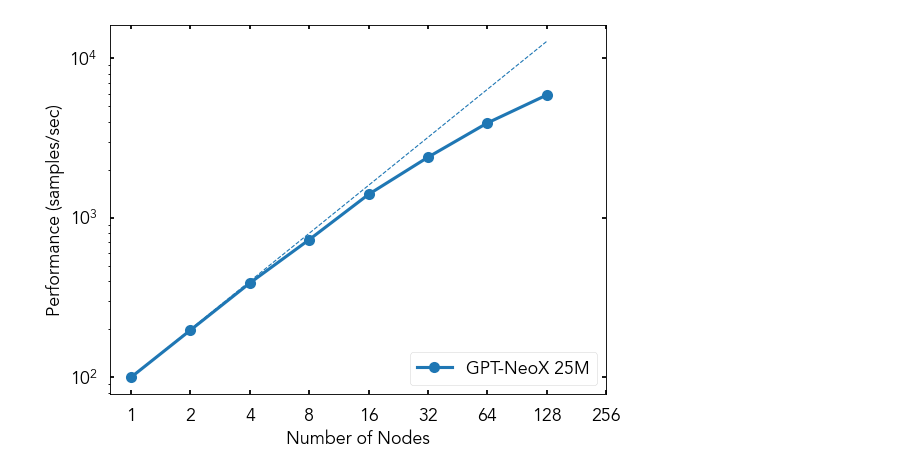
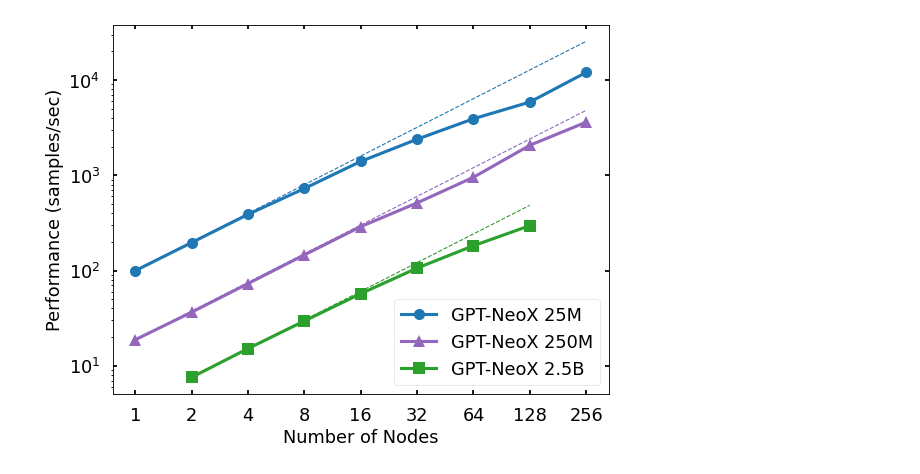
Before and after one commit to ramanathanlab/genslm, a Jupyter notebook: examples/perlmutter/study-perf/perf_scaling.ipynb, the cells around one changed output. Saved outputs shown, nothing was run; the diff lists cells and outputs as text; code cells hidden in the pictures.

```diff
--- a/examples/perlmutter/study-perf/perf_scaling.ipynb
+++ b/examples/perlmutter/study-perf/perf_scaling.ipynb
@@ -40,7 +52,21 @@ def _plot_scaling_performance(
         nodes = list(map(int, experiment["nodes"]))
         throughputs = experiment["thoughputs"]
 
-        ideal = [throughputs[0] * i for i in nodes]
+        y_0 = throughputs[0]
+        x_0 = nodes[0]
+        y_1= throughputs[0] * nodes[-1]
+        x_1 = nodes[-1]
+
+        # graph_y = np.linspace(y_0, y_1, num=len(nodes))
+
+
+        # ideal = [throughputs[0] * i for i in nodes]
+        # print(graph_y, ideal)
+        ideal = [throughputs[0]]
+        for i in range(1, len(nodes)):
+            factor = nodes[i] // nodes[i-1]
+            new_val = ideal[i-1] * factor
+            ideal.append(new_val)
 
         plt.plot(nodes, throughputs, c=color, marker=marker, markersize=10, label=name)
         plt.plot(nodes, ideal, linestyle="dashed", c=color, linewidth=1)
@@ -91,29 +121,29 @@ plt.show()
 # %%
 experiments = {
     "GPT-NeoX 25M": {
         "color": "tab:blue",
         "marker": "o",
-        "nodes": [1.0, 2.0, 4.0, 8.0, 16.0, 32.0, 64.0, 128.0],
-        "thoughputs": [99.69, 196.89, 388.69, 727.55, 1399.26, 2393.12, 3924.46, 5877.20],
+        "nodes": [1.0, 2.0, 4.0, 8.0, 16.0, 32.0, 64.0, 128.0, 256.0],
+        "thoughputs": [99.69, 196.89, 388.69, 727.55, 1399.26, 2393.12, 3924.46, 5877.20, 12038.14],
     },
-    # "GPT-NeoX 250M": {
-    #     "color": "tab:purple",
-    #     "marker": "^",
-    #     "nodes": [1.0, 2.0, 4.0, 8.0, 16.0, 32.0, 64.0, 128.0, 256.0],
-    #     "thoughputs": [],
-    # },
-    # "GPT-NeoX 2.5B": {
-    #     "color": "tab:green",
-    #     "marker": "s",
-    #     "nodes": [1.0, 2.0, 4.0, 8.0, 32.0, 64.0, 128.0, 256.0],
-    #     "thoughputs": [],
-    # },
+    "GPT-NeoX 250M": {
+        "color": "tab:purple",
+        "marker": "^",
+        "nodes": [1.0, 2.0, 4.0, 8.0, 16.0, 32.0, 64.0, 128.0, 256.0],
+        "thoughputs": [18.8, 36.57, 73.03, 146.14, 289.31, 513.41, 954.06, 2067.22, 3616.43],
+    },
+    "GPT-NeoX 2.5B": {
+        "color": "tab:green",
+        "marker": "s",
+        "nodes": [ 2.0, 4.0, 8.0, 16.0, 32.0, 64.0, 128.0],
+        "thoughputs": [ 7.58, 15.18, 29.59, 57.24, 106.18, 182.48,  296.30],
+    },
 }
 
 node_range = [1, 2, 4, 8, 16, 32, 64, 128, 256]
 
 plot_scaling_performance(experiments, node_range)
 save_fig("figures/polaris-gptneox-scaling.png")
 plt.show()
 # %% [output]
-[figure, old version]
+[figure, new version]
```
Also changed, not shown: parts of 4 cells of this notebook.
